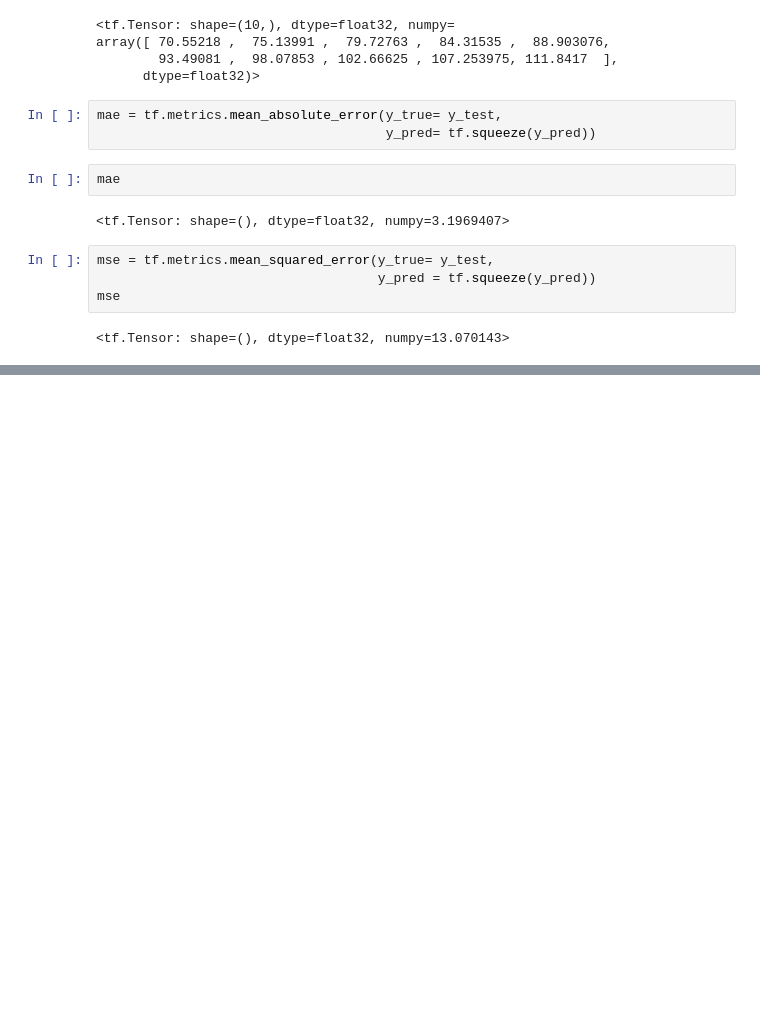
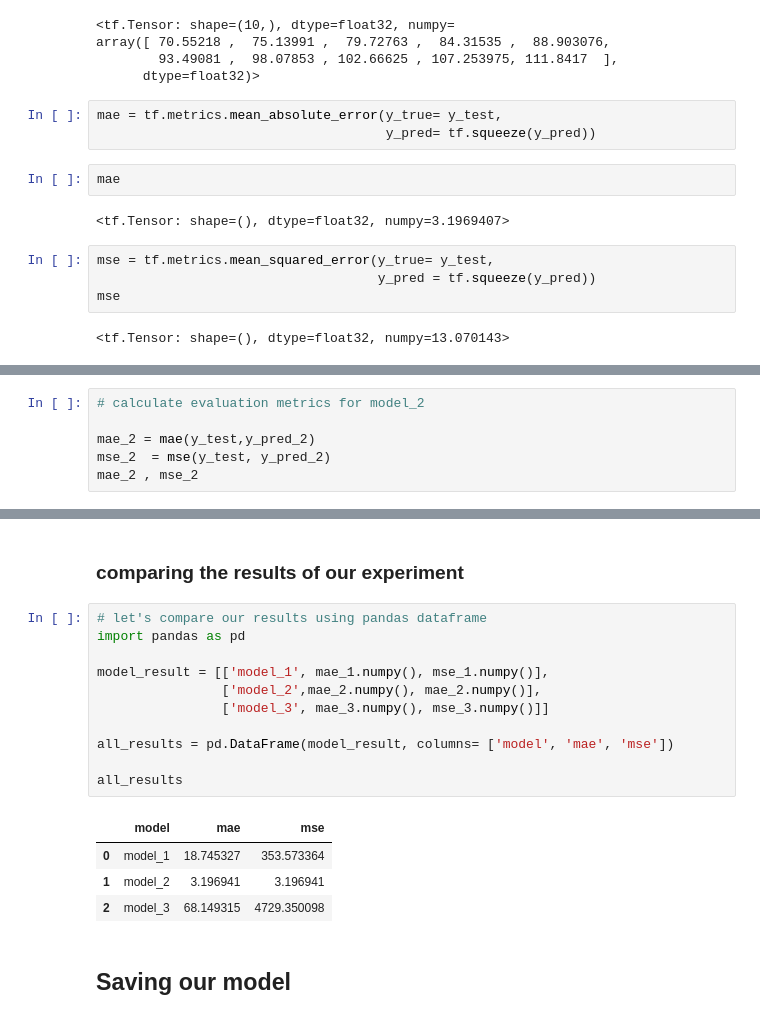
Before and after one commit to subodh2708/deep-learning---tensorflow-2.0, a Jupyter notebook: 01_neural_network_regression_with_tensorflow.ipynb, the cells around one changed output, grey strips where cells are left out. Drawn from its saved outputs; the diff is of its cells as text; blank space fills up the shorter version.

```diff
--- a/01_neural_network_regression_with_tensorflow.ipynb
+++ b/01_neural_network_regression_with_tensorflow.ipynb
@@ -416,0 +505,6 @@ def mse(y_test,y_pred):
+# %%
+# calculate evaluation metrics for model_2
+
+mae_2 = mae(y_test,y_pred_2)
+mse_2  = mse(y_test, y_pred_2)
+mae_2 , mse_2
@@ -416,0 +563,20 @@ def mse(y_test,y_pred):
+# %% [markdown]
+### comparing the results of our experiment
+# %%
+# let's compare our results using pandas dataframe
+import pandas as pd
+
+model_result = [['model_1', mae_1.numpy(), mse_1.numpy()],
+                ['model_2',mae_2.numpy(), mae_2.numpy()],
+                ['model_3', mae_3.numpy(), mse_3.numpy()]]
+
+all_results = pd.DataFrame(model_result, columns= ['model', 'mae', 'mse'])
+
+all_results
+# %% [output]
+|  | model | mae | mse |
+| 0 | model_1 | 18.745327 | 353.573364 |
+| 1 | model_2 | 3.196941 | 3.196941 |
+| 2 | model_3 | 68.149315 | 4729.350098 |
+# %% [markdown]
+## Saving our model
```
Also changed, not shown: parts of 24 cells of this notebook.
